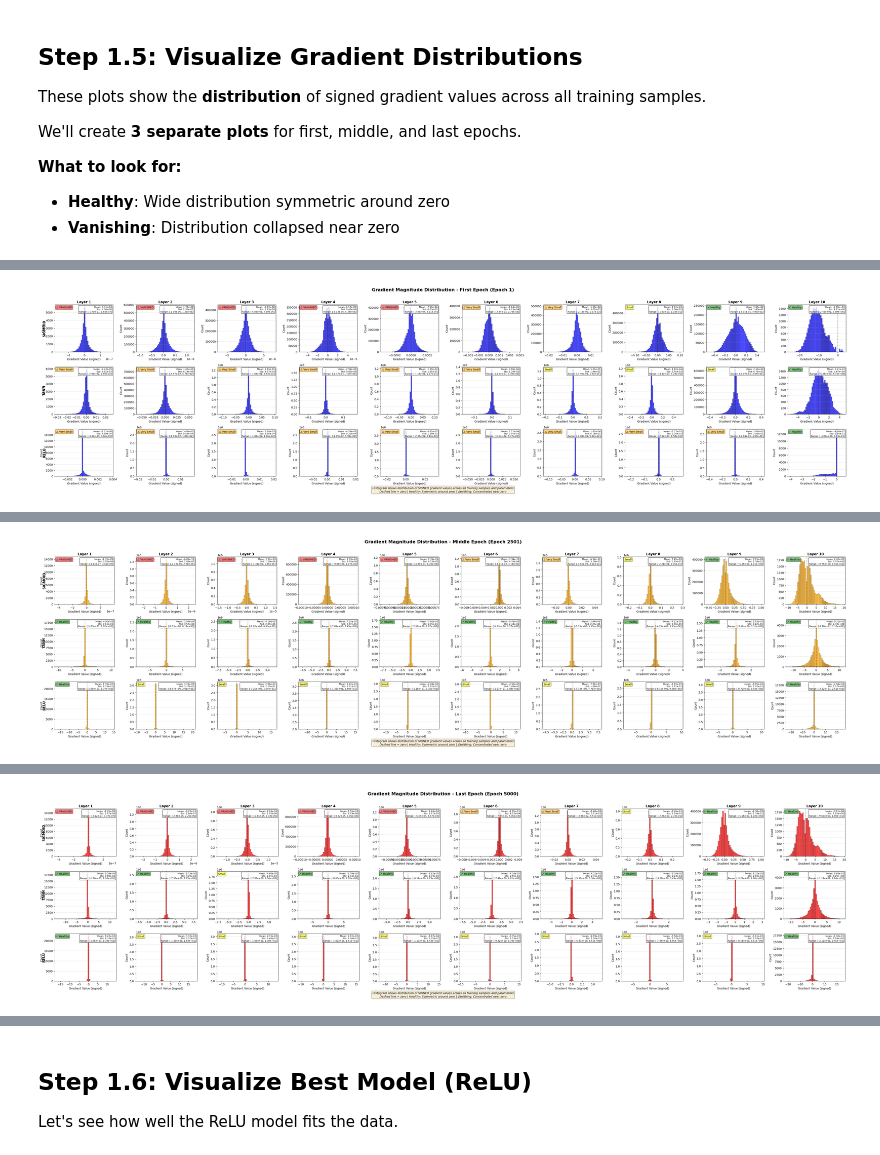
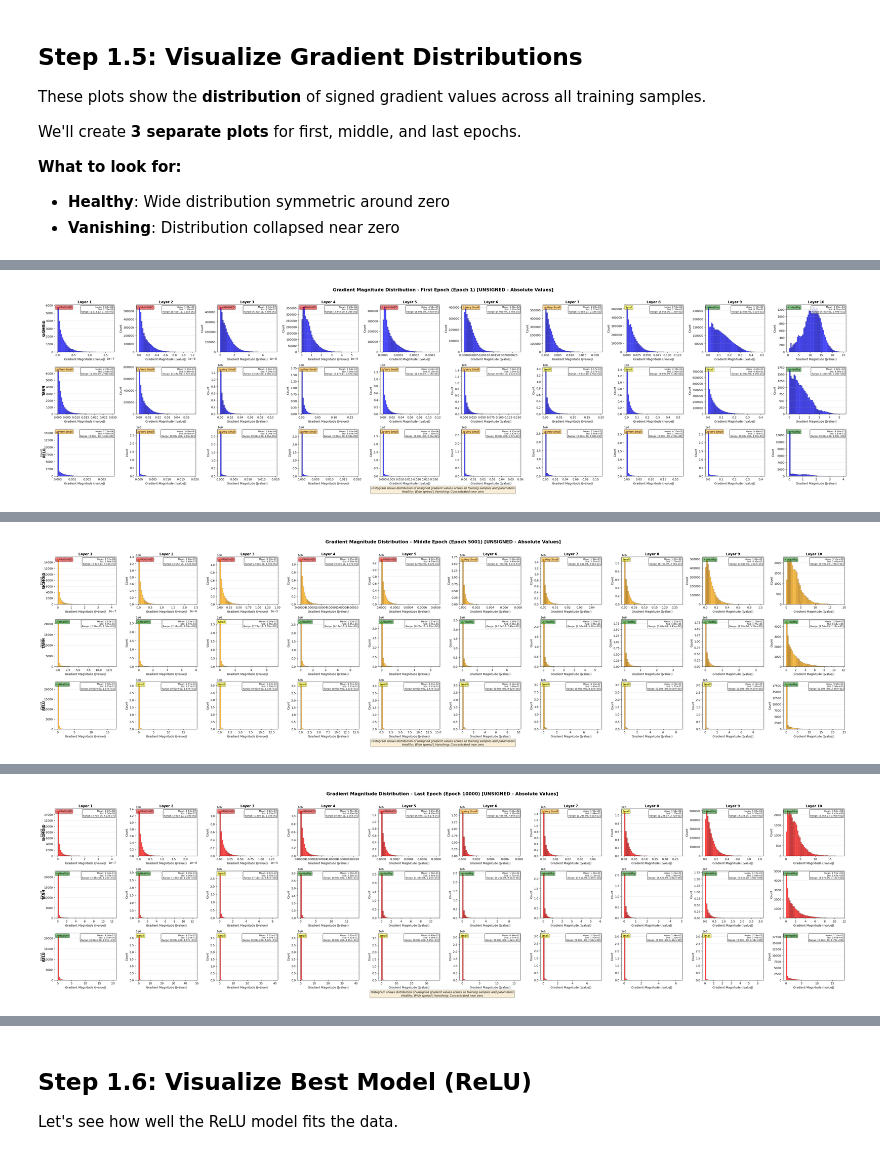
Before and after one commit to sjiggins/Terascale26-ML-Tutorials, a Jupyter notebook: tutorial_2_perceptron-to-DNN/tutorial_DNN.ipynb, the cells around one changed output, grey strips where cells are left out. Cells and saved outputs as stored; diff of their text form; code cells hidden in the pictures.

Commit message:
Updates to tutorial 2 gradient tracking for illustration purposes.

```diff
--- a/tutorial_2_perceptron-to-DNN/tutorial_DNN.ipynb
+++ b/tutorial_2_perceptron-to-DNN/tutorial_DNN.ipynb
@@ -89,7 +89,7 @@ x_min = 0                # Input range start
 x_max = 10               # Input range end
 
 # Training Hyperparameters
-num_epochs = 20000       # Training iterations (for vanishing gradient demo)
+num_epochs = 10000       # Training iterations (for vanishing gradient demo)
 learning_rate = 0.005    # Step size for gradient descent
 
 # Activation functions to test
@@ -380,7 +379,9 @@ plot_layer_gradient_norms(
     gradient_histories,
     example_model,
     activations_to_test,
-    save_name='gradient_distributions'
+    save_name='gradient_distributions',
+    signed=False,
+    remove_zero_gradients=False,
 )
 
 print("\n Key Observations:")
@@ -394 +395 @@ Creating 3 separate plots: first epoch, middle epoch, last epoch
-[figure, old version]
+[figure, new version]
@@ -396 +397 @@ Creating 3 separate plots: first epoch, middle epoch, last epoch
-[figure, old version]
+[figure, new version]
@@ -398 +399 @@ Creating 3 separate plots: first epoch, middle epoch, last epoch
-[figure, old version]
+[figure, new version]
```
Also changed, not shown: parts of 11 cells of this notebook, 1 other file.
